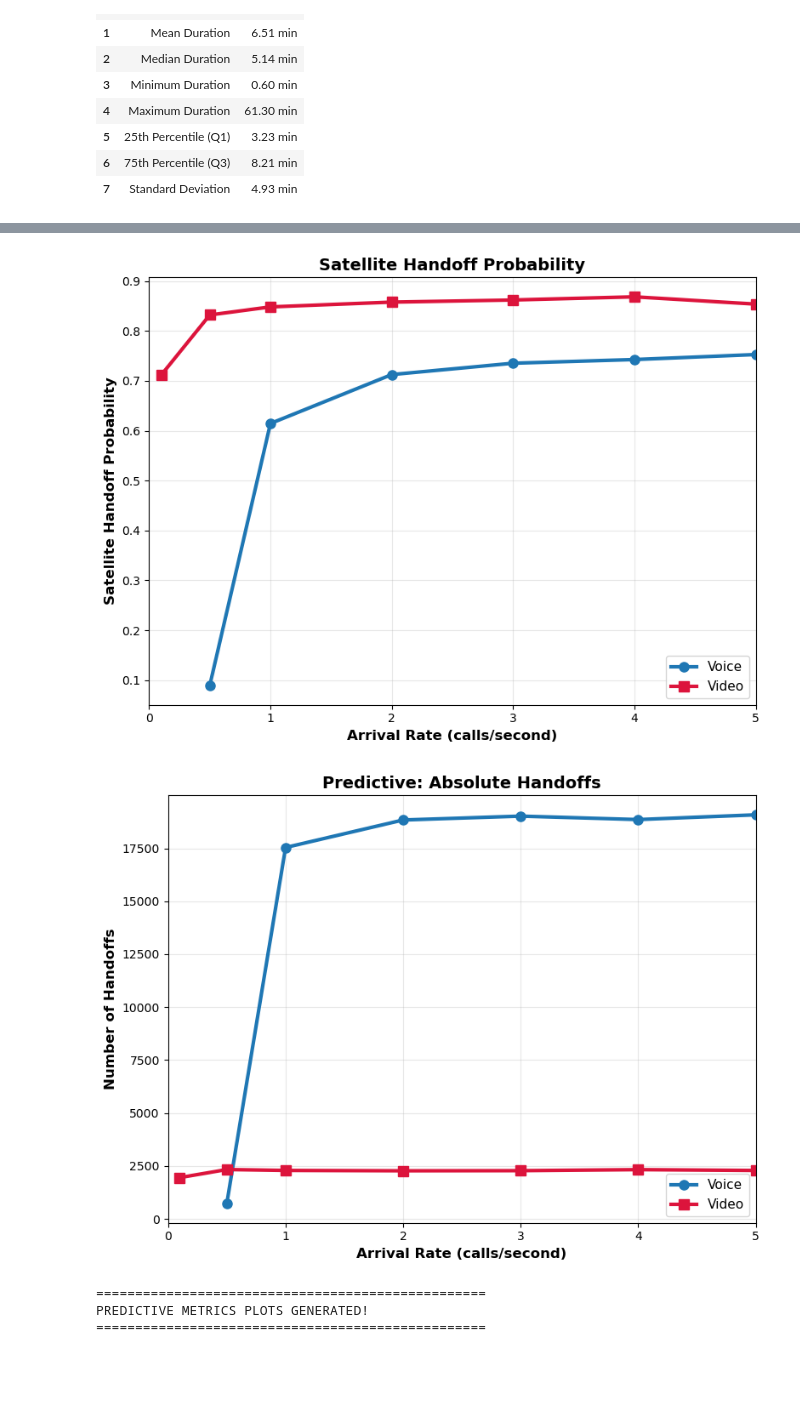
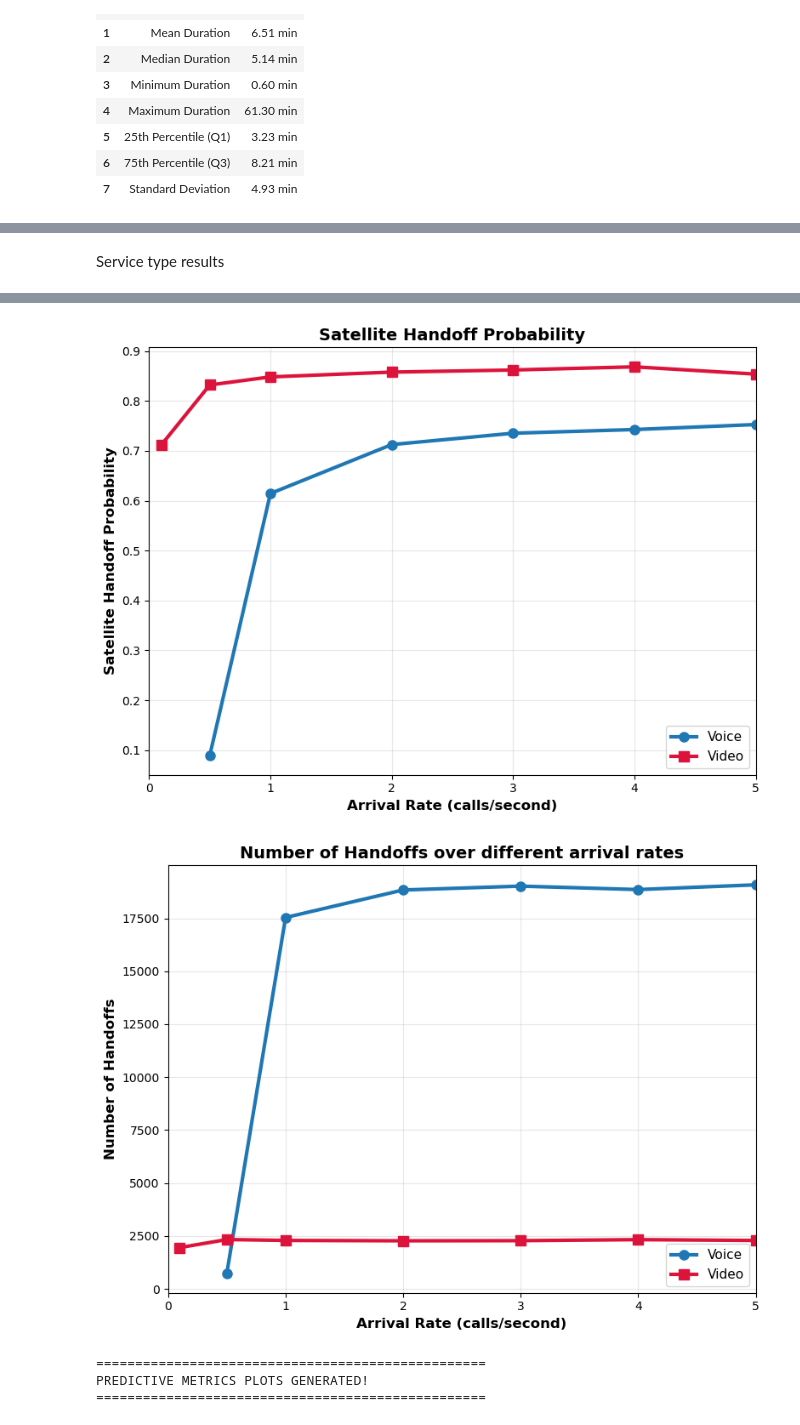
Before and after one commit to Delicia-D/6G-NetworkModel, a Jupyter notebook: notebook.ipynb, the cells around one changed output, grey strips where cells are left out. Cells and saved outputs as stored; diff of their text form; code cells hidden in the pictures; blank space fills up the shorter version.

```diff
--- a/notebook.ipynb
+++ b/notebook.ipynb
@@ -714,6 +726,8 @@ Configuration  Arrival Rate (calls/sec) Predictive Blocking Prob Predictive Hand
   Group_A_50%                       3.0                   0.5765                  0.5276                 4100        42938
   Group_A_50%                       4.0                   0.6765                  0.5519                 4205        57298
   Group_A_50%                       5.0                   0.7425                  0.5733                 4289        71634
+# %% [markdown]
+Service type results
 # %%
 import pickle
 import matplotlib.pyplot as plt
@@ -821,7 +835,7 @@ def plot_predictive_metrics_only(voice_df, video_df):
 
     plt.xlabel('Arrival Rate (calls/second)', fontsize=12, fontweight='bold')
     plt.ylabel('Number of Handoffs', fontsize=12, fontweight='bold')
-    plt.title('Predictive: Absolute Handoffs', fontsize=14, fontweight='bold')
+    plt.title('Number of Handoffs over different arrival rates', fontsize=14, fontweight='bold')
     plt.legend(loc='lower right', fontsize=11)  # Changed to lower right
     plt.grid(True, alpha=0.3)
 
@@ -830,34 +844,34 @@ def plot_predictive_metrics_only(voice_df, video_df):
     plt.xlim(left=0)
 
     plt.tight_layout()
     plt.show()
 
 def generate_predictive_only_plots():
     """Generate only predictive metrics plots"""
 
     print("Loading simulation results...")
     voice_df, video_df = load_results()
 
     print("\nGenerating predictive metrics only...")
     plot_predictive_metrics_only(voice_df, video_df)
 
     print("\n" + "=" * 50)
     print("PREDICTIVE METRICS PLOTS GENERATED!")
     print("=" * 50)
 
 # Run the predictive-only analysis
 if __name__ == "__main__":
     generate_predictive_only_plots()
 # %% [output]
 Loading simulation results...
 Results loaded:
 Voice calls: 6 simulations
 Video calls: 7 simulations
 
 Generating predictive metrics only...
 [figure]
 [figure]
-[figure, old version]
+[figure, new version]
 ==================================================
 PREDICTIVE METRICS PLOTS GENERATED!
 ==================================================
```
Also changed, not shown: parts of 33 cells of this notebook, 32 other files.
